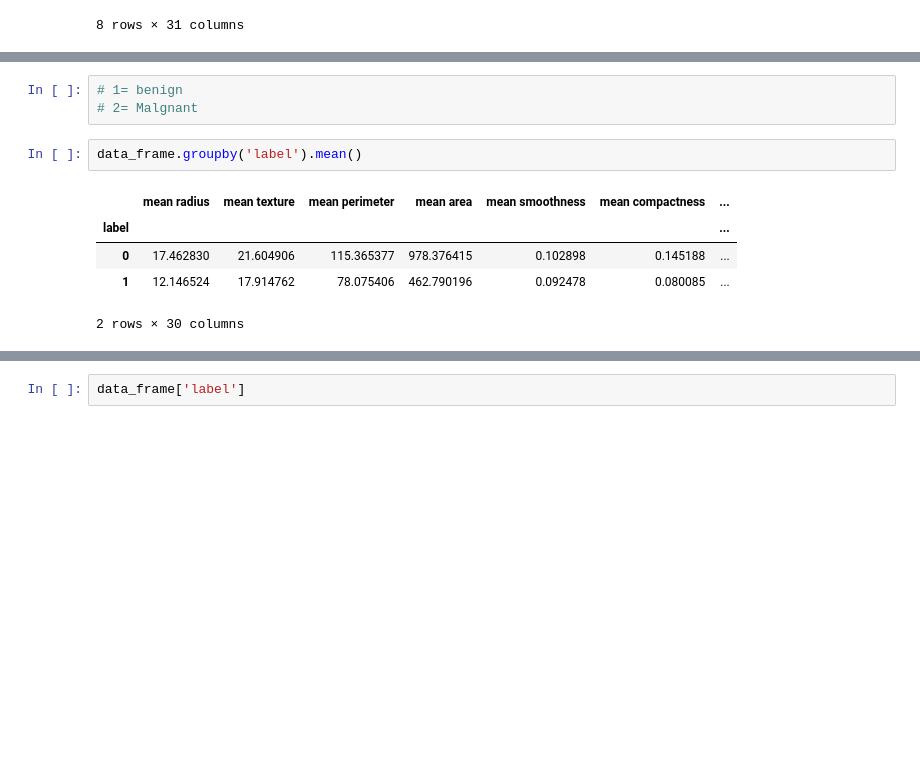
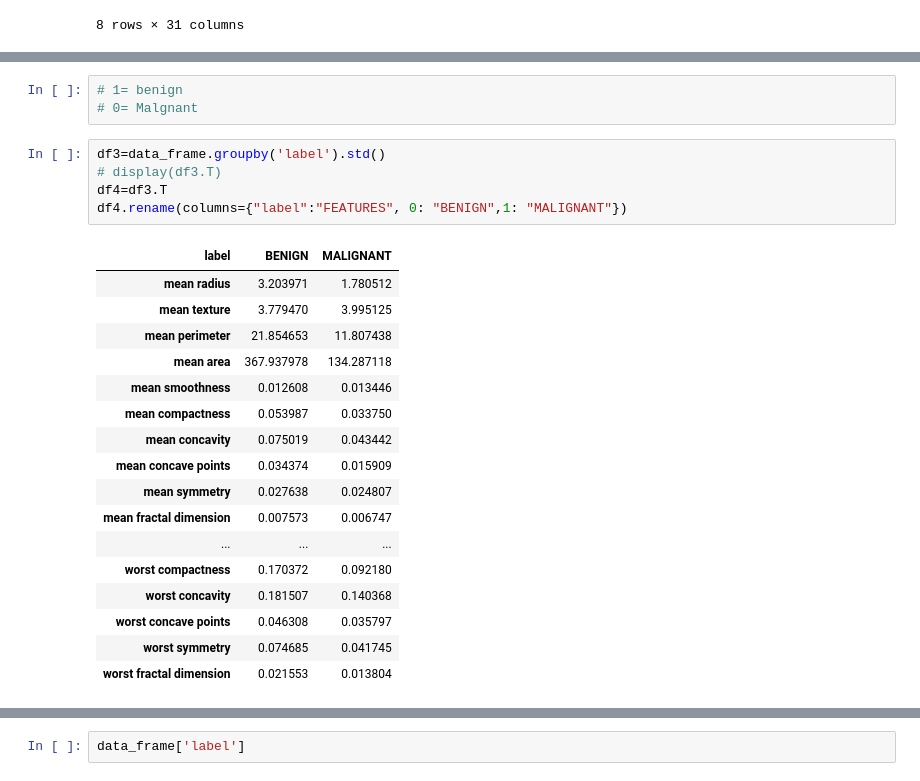
Before and after one commit to VGandhi27/Cancer-Detection, a Jupyter notebook: Breast Cancer Detection using Linear Regression Algorithm.ipynb, the cells around one changed output, grey strips where cells are left out. Saved outputs shown, nothing was run; the diff lists cells and outputs as text; blank space fills up the shorter version.

Commit message:
adding data visualization2

```diff
--- a/Breast Cancer Detection using Linear Regression Algorithm.ipynb
+++ b/Breast Cancer Detection using Linear Regression Algorithm.ipynb
@@ -119,12 +141,27 @@ data_frame['label'].value_counts()
 Name: label, dtype: int64
 # %%
 # 1= benign
-# 2= Malgnant
+# 0= Malgnant
 # %%
-data_frame.groupby('label').mean()
+df3=data_frame.groupby('label').std()
+# display(df3.T)
+df4=df3.T
+df4.rename(columns={"label":"FEATURES", 0: "BENIGN",1: "MALIGNANT"})
 # %% [output]
-|  | mean radius | mean texture | mean perimeter | mean area | mean smoothness | mean compactness | ... |
-| label |  |  |  |  |  |  | ... |
-| 0 | 17.462830 | 21.604906 | 115.365377 | 978.376415 | 0.102898 | 0.145188 | ... |
-| 1 | 12.146524 | 17.914762 | 78.075406 | 462.790196 | 0.092478 | 0.080085 | ... |
+| label | BENIGN | MALIGNANT |
+| mean radius | 3.203971 | 1.780512 |
+| mean texture | 3.779470 | 3.995125 |
+| mean perimeter | 21.854653 | 11.807438 |
+| mean area | 367.937978 | 134.287118 |
+| mean smoothness | 0.012608 | 0.013446 |
+| mean compactness | 0.053987 | 0.033750 |
+| mean concavity | 0.075019 | 0.043442 |
+| mean concave points | 0.034374 | 0.015909 |
+| mean symmetry | 0.027638 | 0.024807 |
+| mean fractal dimension | 0.007573 | 0.006747 |
+| ... | ... | ... |
+| worst compactness | 0.170372 | 0.092180 |
+| worst concavity | 0.181507 | 0.140368 |
+| worst concave points | 0.046308 | 0.035797 |
+| worst symmetry | 0.074685 | 0.041745 |
+| worst fractal dimension | 0.021553 | 0.013804 |
-2 rows × 30 columns
```
Also changed, not shown: parts of 7 cells of this notebook.
